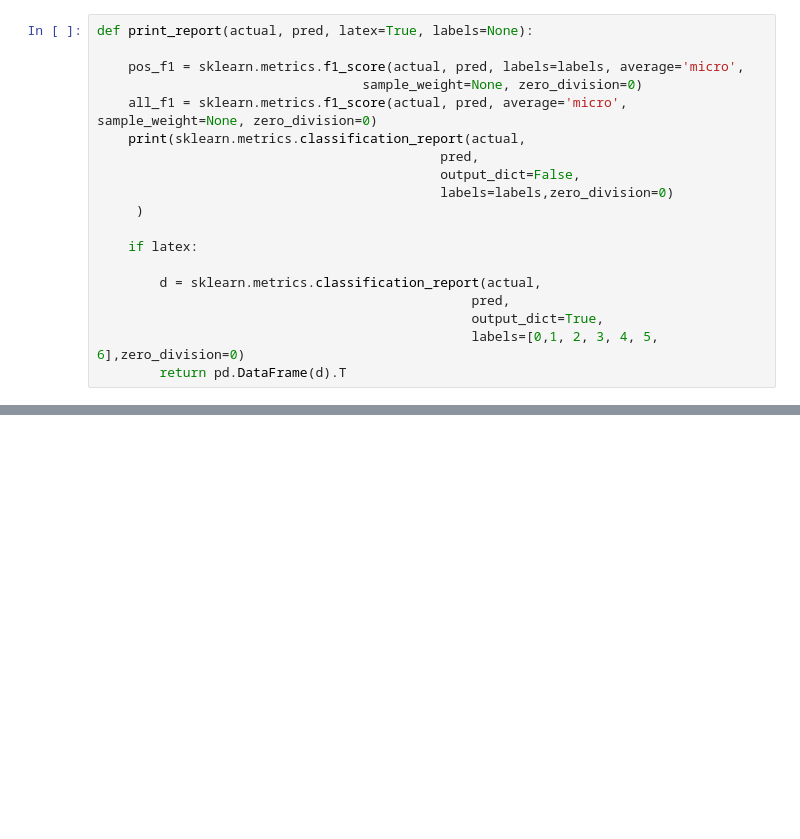
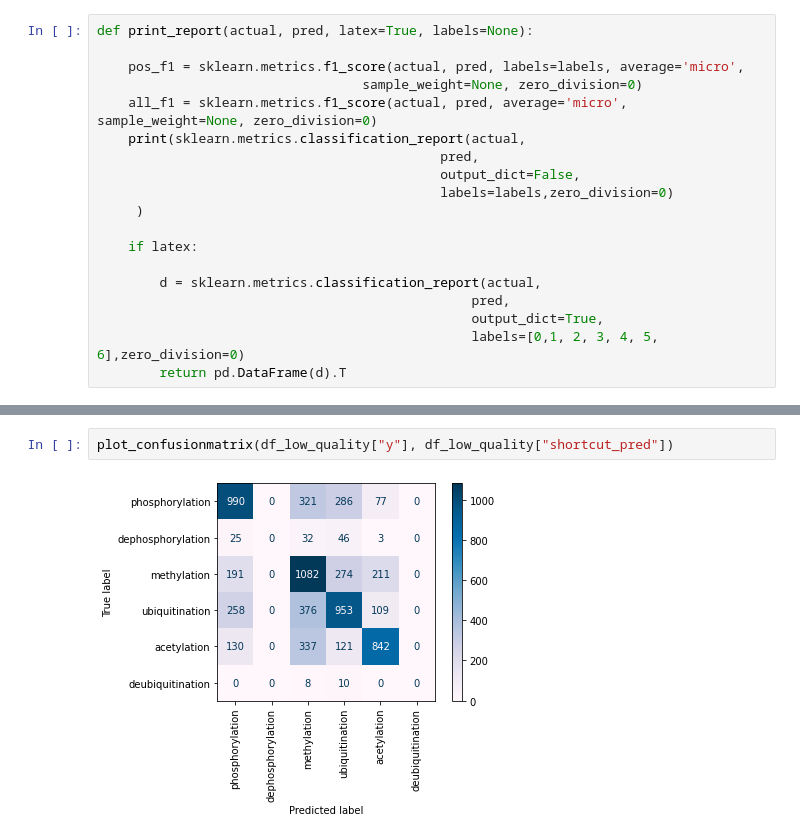
Before and after one commit to elangovana/bert-shortcuts, a Jupyter notebook: notebooks/ptm_ppi_shortcut_analysis.ipynb, the cells around one changed output, grey strips where cells are left out. Drawn from its saved outputs; the diff is of its cells as text; blank space fills up the shorter version.

```diff
--- a/notebooks/ptm_ppi_shortcut_analysis.ipynb
+++ b/notebooks/ptm_ppi_shortcut_analysis.ipynb
@@ -346,0 +363,4 @@ plt.show()
+# %%
+plot_confusionmatrix(df_low_quality["y"], df_low_quality["shortcut_pred"])
+# %% [output]
+[figure, added]
```
Also changed, not shown: parts of 49 cells of this notebook, 1 other file.
